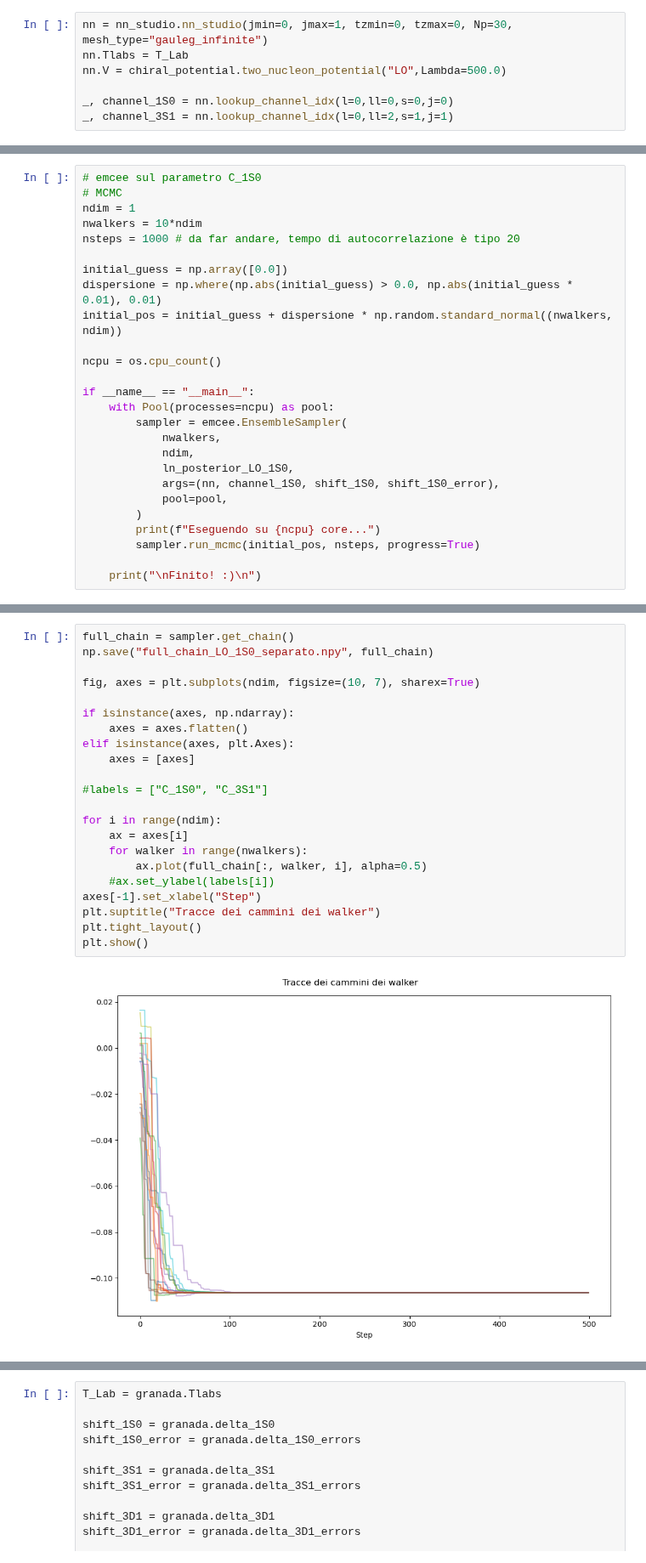
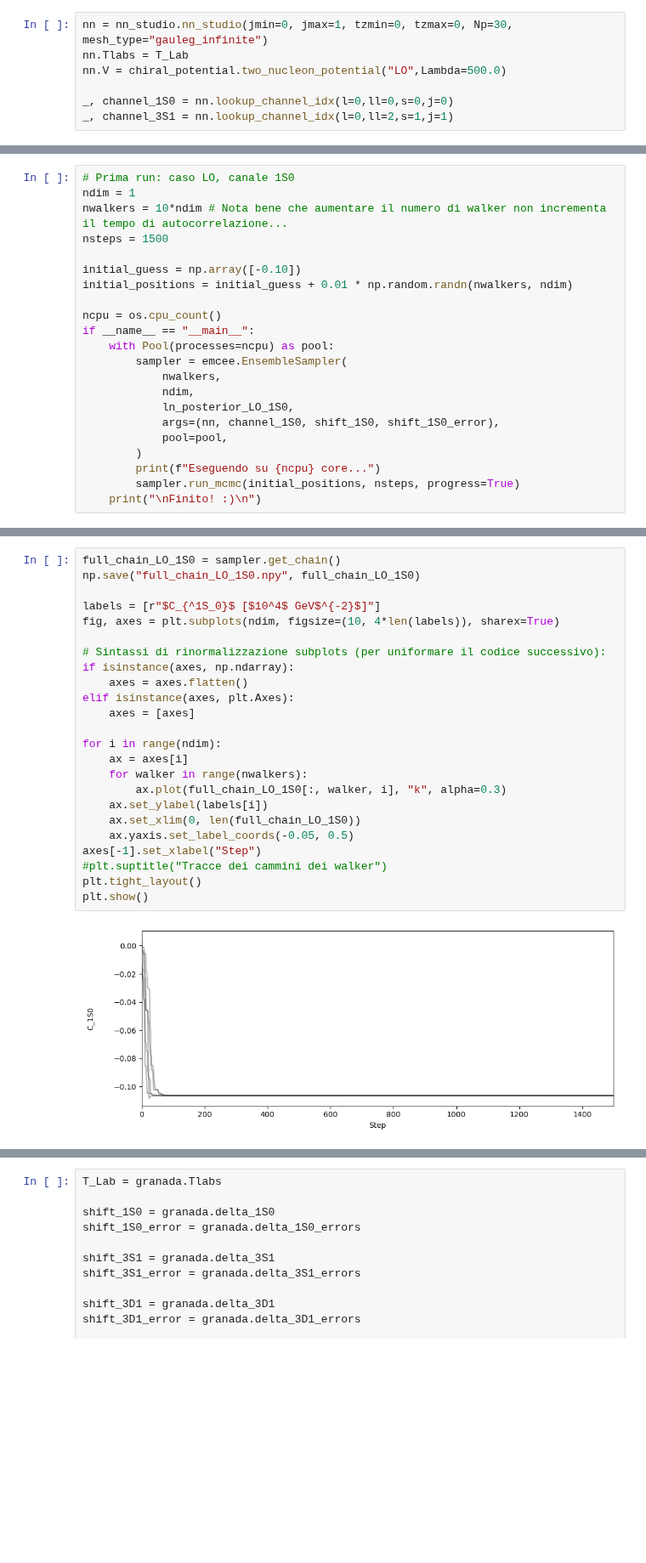
Before and after one commit to Lvetto/lmd_forza_nucleare, a Jupyter notebook: bayes_separato.ipynb, the cells around one changed output, grey strips where cells are left out. Shown at 85% size. Cells and saved outputs as stored; diff of their text form; blank space fills up the shorter version.

Commit message:
Uniformato bayes_separato. Andrebbe eseguito tutto.

```diff
--- a/bayes_separato.ipynb
+++ b/bayes_separato.ipynb
@@ -75,18 +76,15 @@ def ln_posterior_LO_1S0(parameters, nnstudio, chn_1S0, exp_1S0, err_1S0):
     ln_post = ln_pr + ln_likelihood_LO_1S0(parameters, nnstudio, chn_1S0, exp_1S0, err_1S0)
     return ln_post
 # %%
-# emcee sul parametro C_1S0
-# MCMC
+# Prima run: caso LO, canale 1S0
 ndim = 1
-nwalkers = 10*ndim
-nsteps = 1000 # da far andare, tempo di autocorrelazione è tipo 20
+nwalkers = 10*ndim # Nota bene che aumentare il numero di walker non incrementa il tempo di autocorrelazione...
+nsteps = 1500
 
-initial_guess = np.array([0.0])
-dispersione = np.where(np.abs(initial_guess) > 0.0, np.abs(initial_guess * 0.01), 0.01)
-initial_pos = initial_guess + dispersione * np.random.standard_normal((nwalkers, ndim))
+initial_guess = np.array([-0.10])
+initial_positions = initial_guess + 0.01 * np.random.randn(nwalkers, ndim)
 
 ncpu = os.cpu_count()
-
 if __name__ == "__main__":
     with Pool(processes=ncpu) as pool:
         sampler = emcee.EnsembleSampler(
@@ -97,7 +95,6 @@ if __name__ == "__main__":
             pool=pool,
         )
         print(f"Eseguendo su {ncpu} core...")
-        sampler.run_mcmc(initial_pos, nsteps, progress=True)
-
+        sampler.run_mcmc(initial_positions, nsteps, progress=True)
     print("\nFinito! :)\n")
 # %% [output]
@@ -105,26 +102,28 @@ Eseguendo su 12 core...
 Finito! :)
 # %%
-full_chain = sampler.get_chain()
-np.save("full_chain_LO_1S0_separato.npy", full_chain)
+full_chain_LO_1S0 = sampler.get_chain()
+np.save("full_chain_LO_1S0.npy", full_chain_LO_1S0)
 
-fig, axes = plt.subplots(ndim, figsize=(10, 7), sharex=True)
+labels = [r"$C_{^1S_0}$ [$10^4$ GeV$^{-2}$]"]
+fig, axes = plt.subplots(ndim, figsize=(10, 4*len(labels)), sharex=True)
 
+# Sintassi di rinormalizzazione subplots (per uniformare il codice successivo):
 if isinstance(axes, np.ndarray):
     axes = axes.flatten()
 elif isinstance(axes, plt.Axes):
     axes = [axes]
 
-#labels = ["C_1S0", "C_3S1"]
-
 for i in range(ndim):
     ax = axes[i]
     for walker in range(nwalkers):
-        ax.plot(full_chain[:, walker, i], alpha=0.5)
-    #ax.set_ylabel(labels[i])
+        ax.plot(full_chain_LO_1S0[:, walker, i], "k", alpha=0.3)
+    ax.set_ylabel(labels[i])
+    ax.set_xlim(0, len(full_chain_LO_1S0))
+    ax.yaxis.set_label_coords(-0.05, 0.5)
 axes[-1].set_xlabel("Step")
-plt.suptitle("Tracce dei cammini dei walker")
+#plt.suptitle("Tracce dei cammini dei walker")
 plt.tight_layout()
 plt.show()
 # %% [output]
-[figure, old version]
+[figure, new version]
 # %%
```
Also changed, not shown: parts of 41 cells of this notebook, 5 other files.
